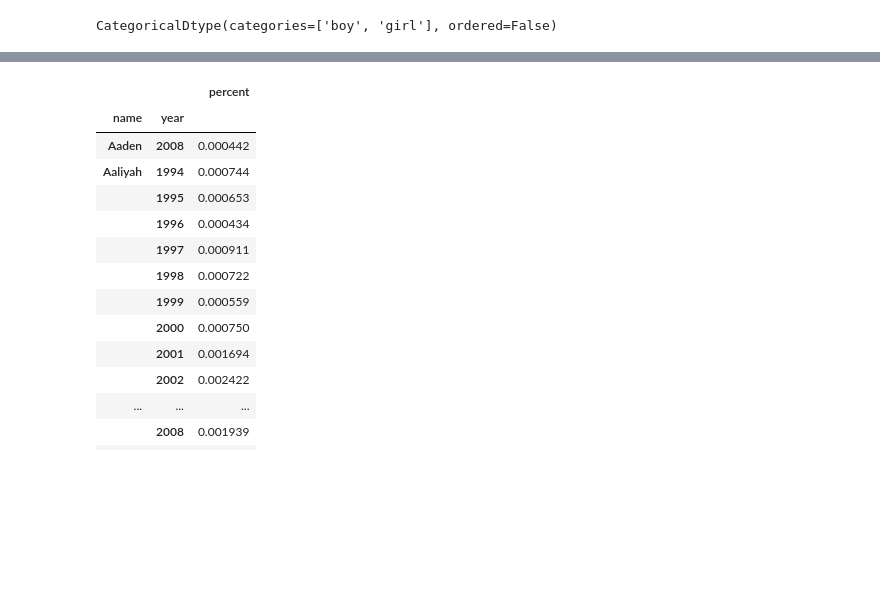
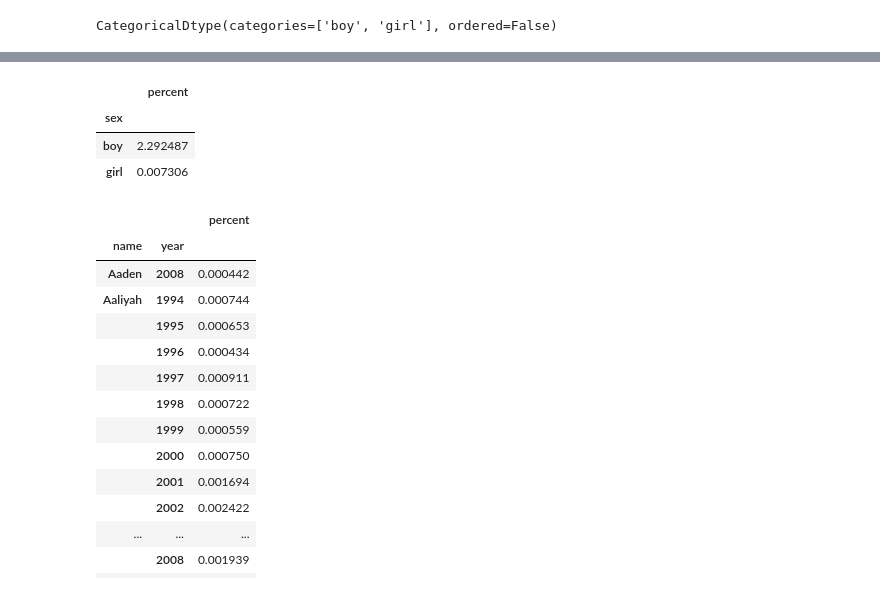
Before and after one commit to WHOIGit/pandas-talk, a Jupyter notebook: 08 pandas handling categorical data.ipynb, the cells around one changed output, grey strips where cells are left out. Saved outputs shown, nothing was run; the diff lists cells and outputs as text; code cells hidden in the pictures; blank space fills up the shorter version.

```diff
--- a/08 pandas handling categorical data.ipynb
+++ b/08 pandas handling categorical data.ipynb
@@ -70,3 +76,10 @@ CategoricalDtype(categories=['boy', 'girl'], ordered=False)
+# %%
+bn[bn['name'] == 'Joseph'].groupby('sex').sum()
+# %% [output]
+|  | percent |
+| sex |  |
+| boy | 2.292487 |
+| girl | 0.007306 |
 # %%
 # group by everything but sex
 # this produces a hierarchical index with name and year levels
```
Also changed, not shown: parts of 6 cells of this notebook, 6 other files.
